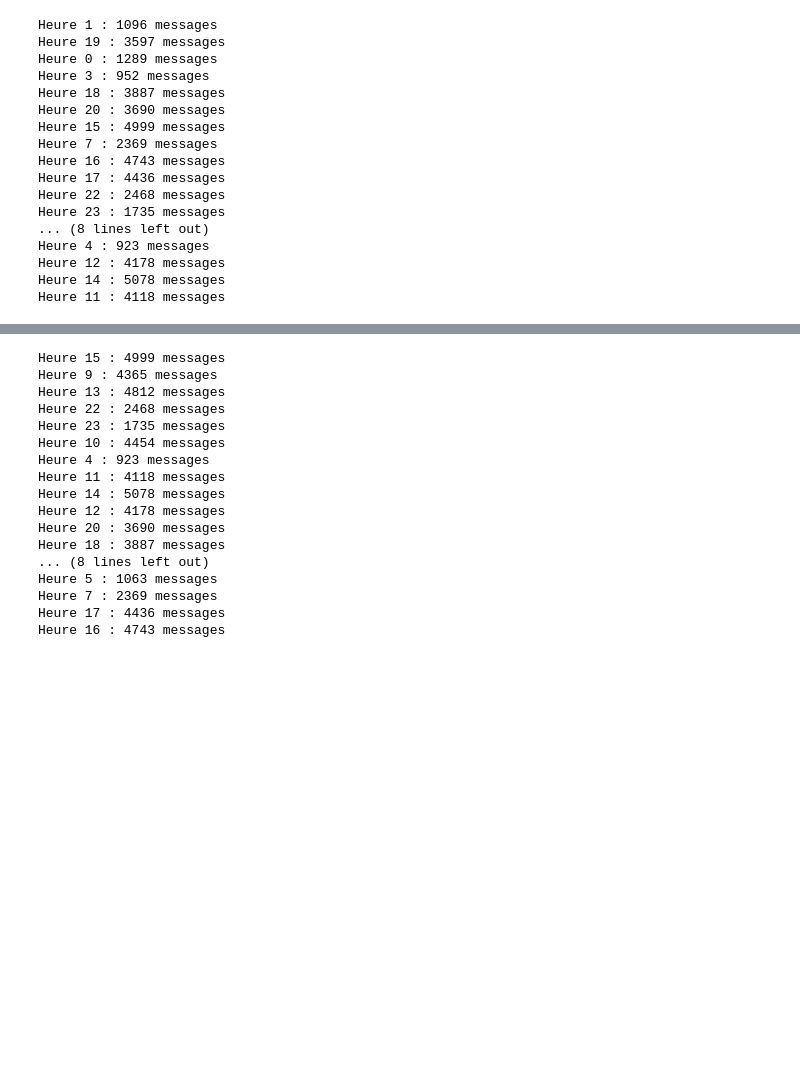
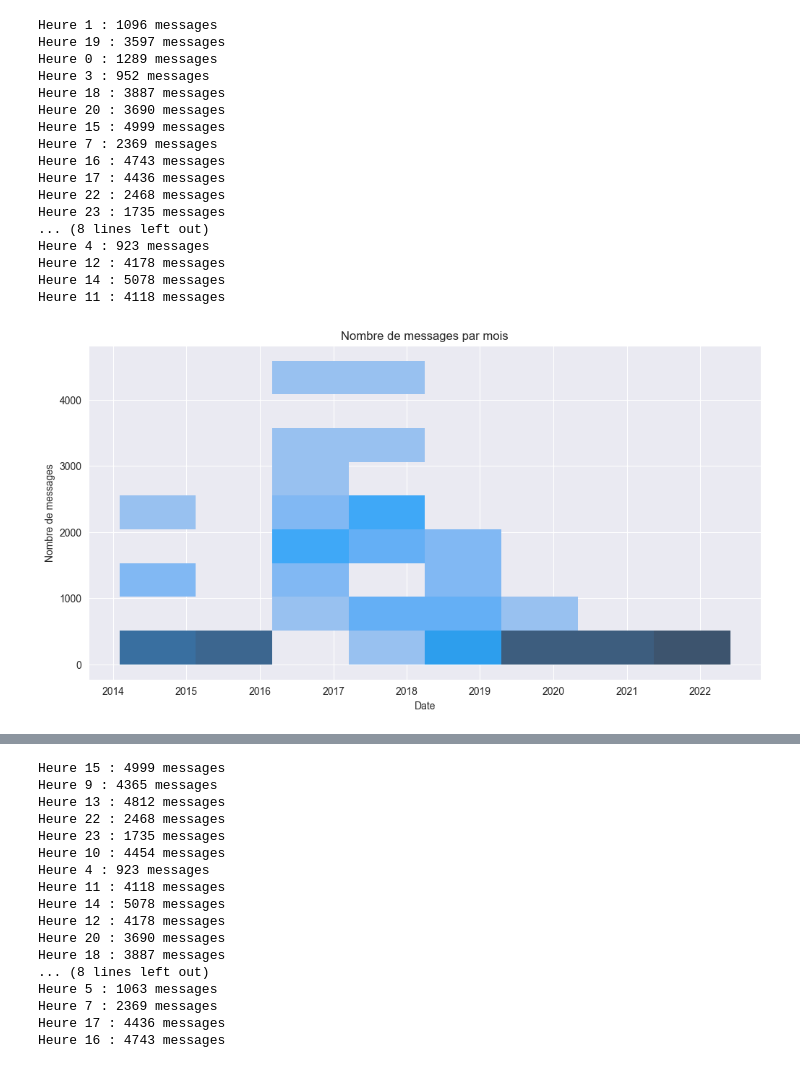
Before and after one commit to Lorenzo1208/MOOC, a Jupyter notebook: analyse.ipynb, the cells around one changed output, grey strips where cells are left out. Saved outputs shown, nothing was run; the diff lists cells and outputs as text; code cells hidden in the pictures; blank space fills up the shorter version.

```diff
--- a/analyse.ipynb
+++ b/analyse.ipynb
@@ -170,6 +170,30 @@ df['_id'] = pd.to_datetime(df['_id'])
     # Tracer un histogramme avec Plotly Express
 fig = px.histogram(df, x='_id', y='count', nbins=len(df['_id']))
 fig.show()
+# %%
+import pandas as pd
+import seaborn as sns
+import matplotlib.pyplot as plt
+
+pipeline = [
+        {"$unwind": "$content"},
+        {"$group": {"_id": {"$substr": ["$content.created_at", 0, 7]}, "count": {"$sum": 1}}}
+    ]
+result = list(forum_collection.aggregate(pipeline))
+df = pd.DataFrame(result)
+
+# Convertir les dates en type 'datetime'
+df['_id'] = pd.to_datetime(df['_id'])
+
+# Tracer un histogramme avec Seaborn et Matplotlib
+plt.figure(figsize=(12, 6))
+sns.histplot(x=df['_id'], y=df['count'])
+plt.xlabel('Date')
+plt.ylabel('Nombre de messages')
+plt.title('Nombre de messages par mois')
+plt.show()
+# %% [output]
+[figure, added]
 # %%
 import pandas as pd
 import plotly.express as px
```
Also changed, not shown: parts of 1 cell of this notebook.
